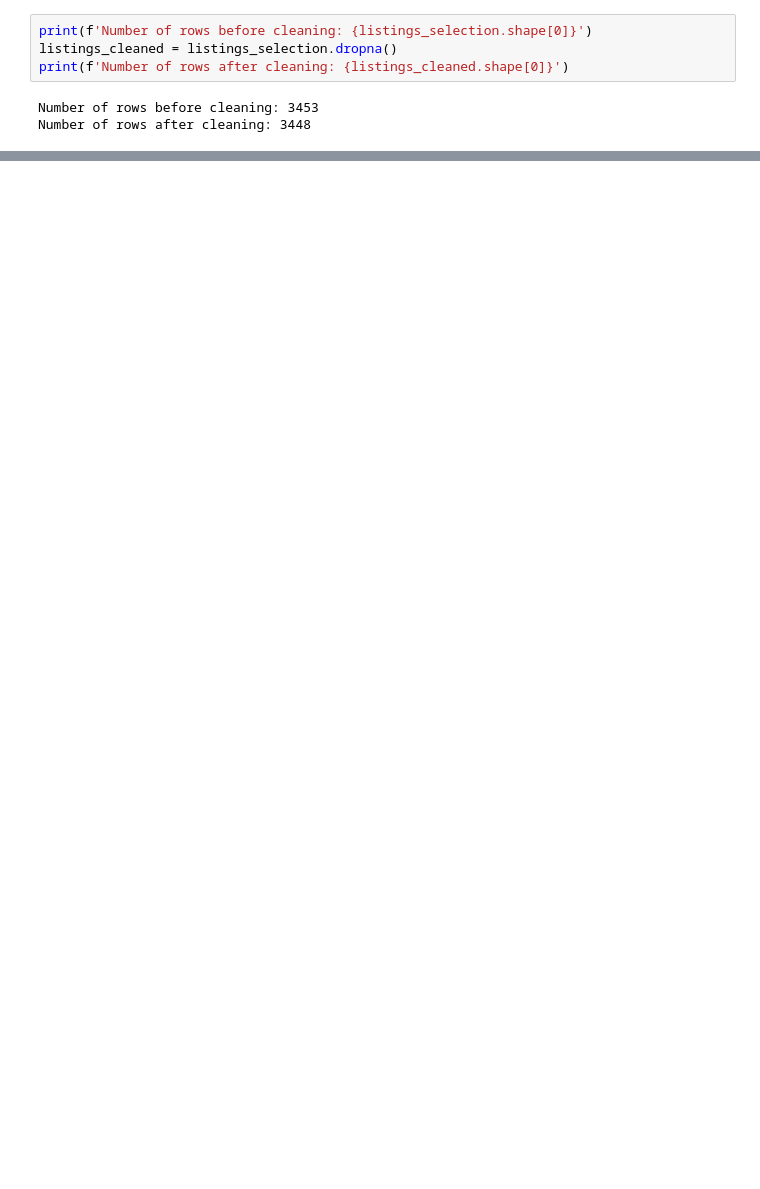
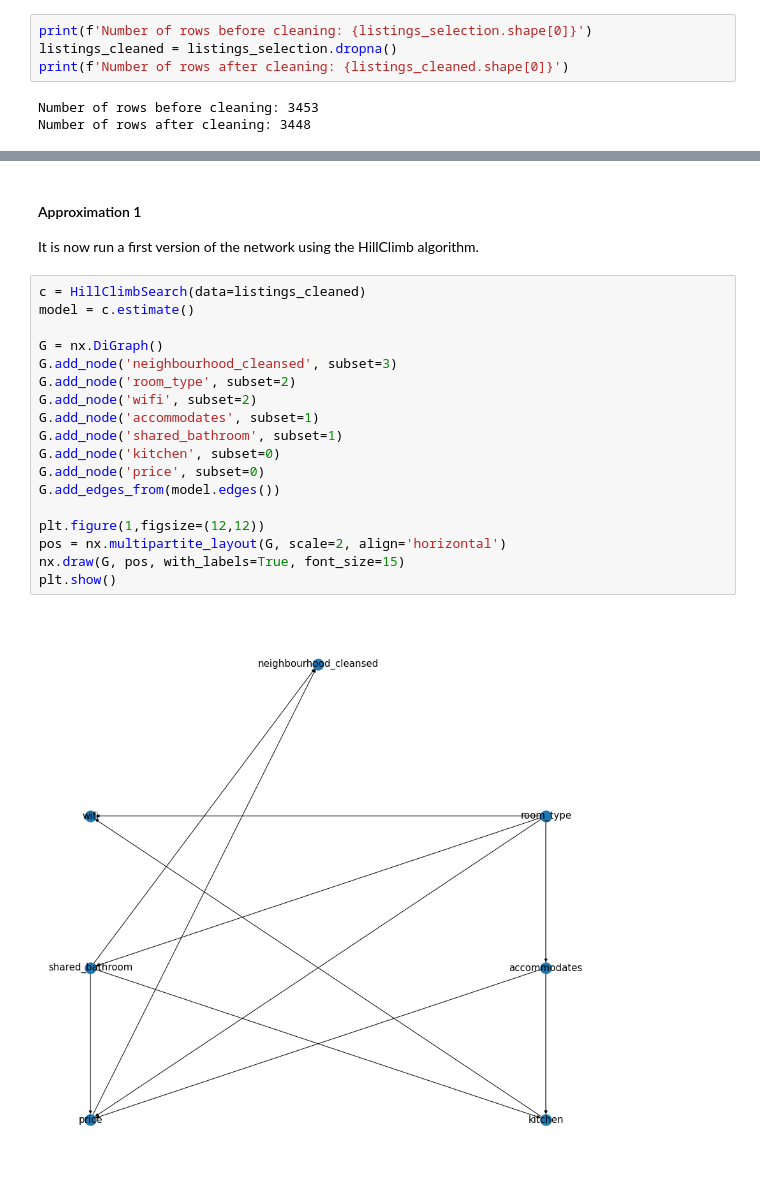
Before and after one commit to Chavelanda/Airbnb-Bayesian-Network, a Jupyter notebook: airbnb_network.ipynb, the cells around one changed output, grey strips where cells are left out. Cells and saved outputs as stored; diff of their text form; blank space fills up the shorter version.

```diff
--- a/airbnb_network.ipynb
+++ b/airbnb_network.ipynb
@@ -671,0 +265,23 @@ P(Wifi)
+# %% [markdown]
+#### Approximation 1
+It is now run a first version of the network using the HillClimb algorithm.
+# %%
+c = HillClimbSearch(data=listings_cleaned)
+model = c.estimate()
+
+G = nx.DiGraph()
+G.add_node('neighbourhood_cleansed', subset=3)
+G.add_node('room_type', subset=2)
+G.add_node('wifi', subset=2)
+G.add_node('accommodates', subset=1)
+G.add_node('shared_bathroom', subset=1)
+G.add_node('kitchen', subset=0)
+G.add_node('price', subset=0)
+G.add_edges_from(model.edges())
+
+plt.figure(1,figsize=(12,12))
+pos = nx.multipartite_layout(G, scale=2, align='horizontal')
+nx.draw(G, pos, with_labels=True, font_size=15)
+plt.show()
+# %% [output]
+[figure, added]
```
Also changed, not shown: parts of 171 cells of this notebook.
